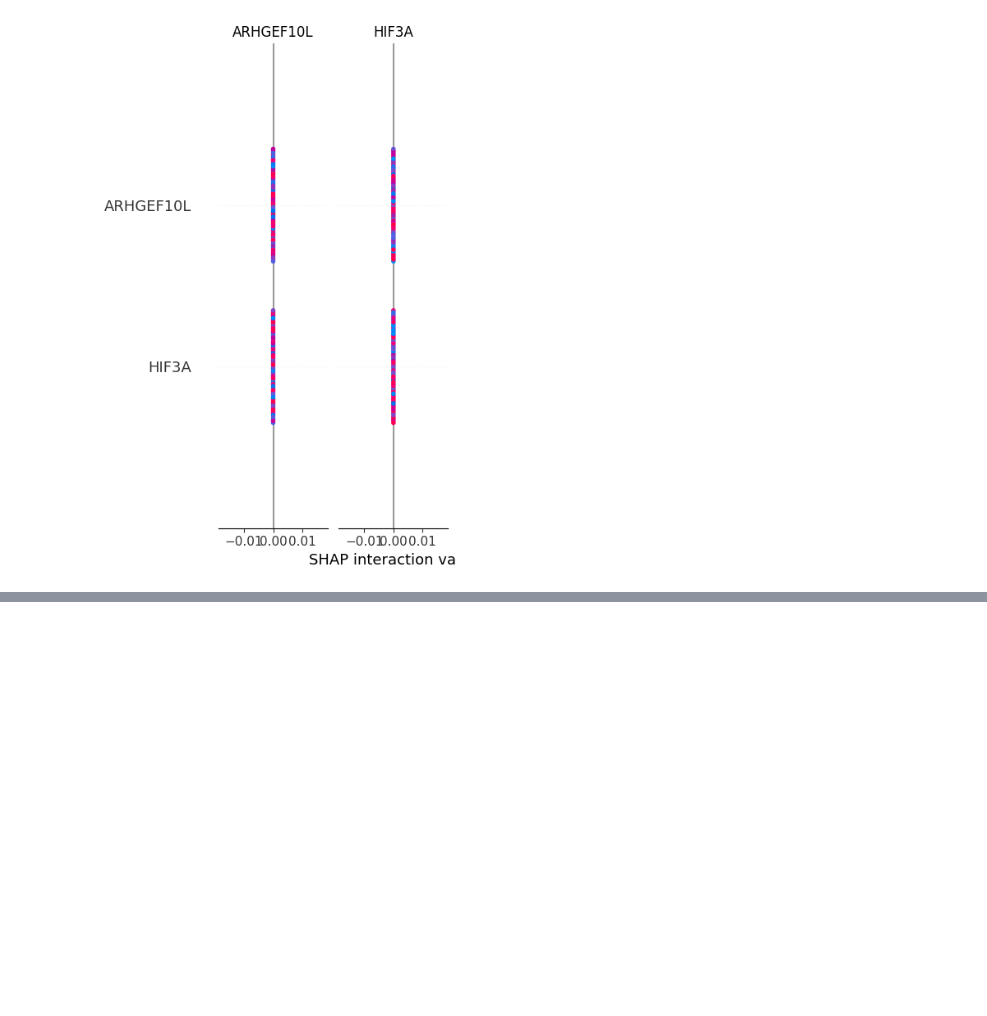
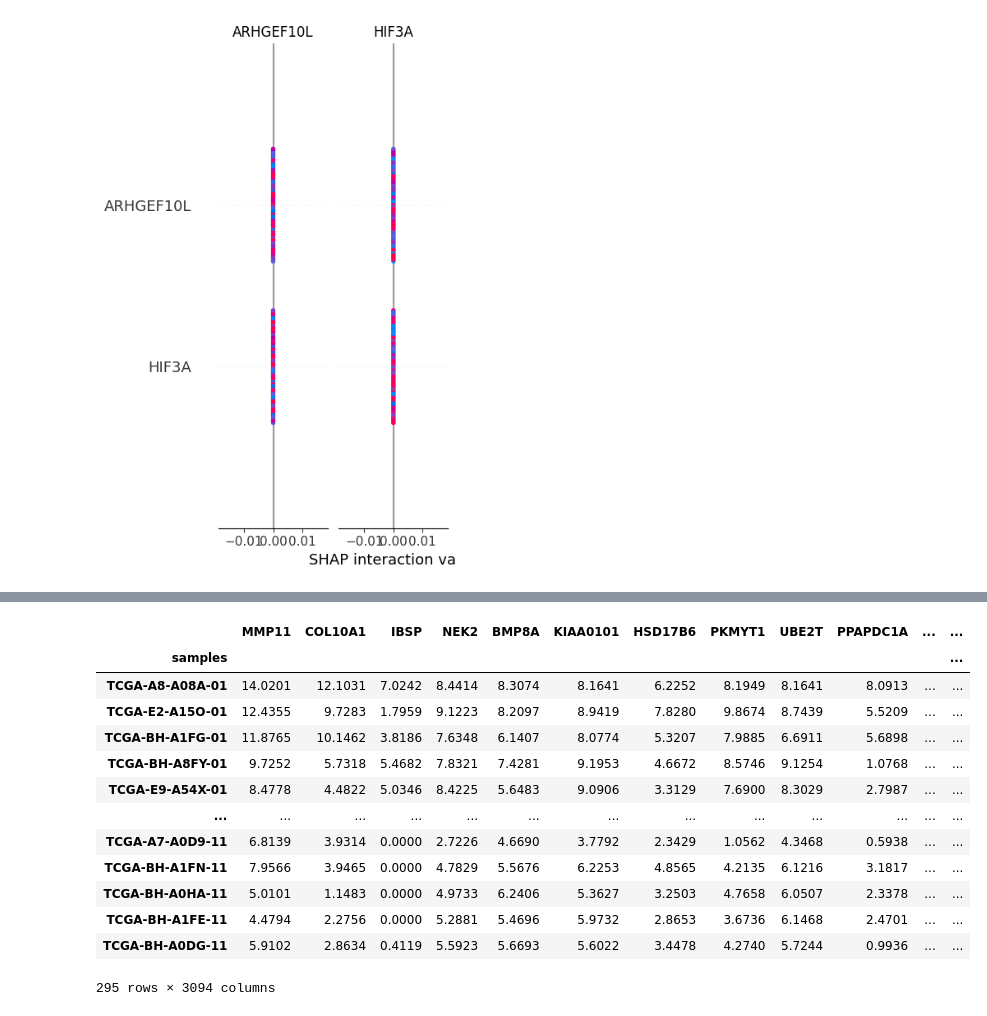
Before and after one commit to Neermita18/Multi-Omics-Breast-Cancer-BITS-Pilani, a Jupyter notebook: Early_stage_breast_cancer_biomarkers.ipynb, the cells around one changed output, grey strips where cells are left out. Drawn from its saved outputs; the diff is of its cells as text; code cells hidden in the pictures; blank space fills up the shorter version.

```diff
--- a/Early_stage_breast_cancer_biomarkers.ipynb
+++ b/Early_stage_breast_cancer_biomarkers.ipynb
@@ -113,25 +113,17 @@ import numpy as np
 import pandas as pd
 
 def perform_wilcoxon_test(X, y, group1, group2):
-    # Ensure X is a DataFrame for column access
-    if not isinstance(X, pd.DataFrame):
-        raise ValueError("X must be a pandas DataFrame.")
 
-    # Subset the data based on the groups
     X_group1 = X[y == group1]
     X_group2 = X[y == group2]
-
-    # Initialize lists to store results
     combined_metrics = []
     p_values = []
     log_fold_changes = []
 
-    # Iterate through each feature
     for feature in X.columns:
         group1_feature = X_group1[feature].dropna()
         group2_feature = X_group2[feature].dropna()
 
-        # Check if both groups have data
         if len(group1_feature) > 0 and len(group2_feature) > 0:
             _, p_value = mannwhitneyu(group1_feature, group2_feature, alternative='two-sided')
 
@@ -150,21 +142,18 @@ def perform_wilcoxon_test(X, y, group1, group2):
             else:
                 combined_metric = np.nan
         else:
-            # If not enough data, assign NaN
             p_value, log_fc, combined_metric = np.nan, np.nan, np.nan
 
-        # Append results
         p_values.append(p_value)
         log_fold_changes.append(log_fc)
         combined_metrics.append(combined_metric)
 
-    # Convert results to a DataFrame
     results = pd.DataFrame({
         'Feature': X.columns,
         'P-Value': p_values,
         'Log2FC': log_fold_changes,
         'Combined Metric': combined_metrics,
-    }).dropna().sort_values(by='Combined Metric', ascending=False)  # Drop NaNs and sort by combined metric
+    }).dropna().sort_values(by='Combined Metric', ascending=False)
 
     return results
 # %%
@@ -262,5 +251,5 @@ def thresh(df):
     ]
     return filtered_genes
 # %%
-stage1_vs_normal_results=thresh(stage1_vs_normal_results['T-Test Results'])
+stage1_vs_normal=thresh(stage1_vs_normal_results['T-Test Results'])
 # %%
@@ -679,0 +671,2 @@ shap.summary_plot(shap_values_to_plot, X_test_scaled, feature_names=X.columns)
+# %%
+significant_genes = stage1_vs_normal['Feature'].tolist()
@@ -679,0 +695,17 @@ shap.summary_plot(shap_values_to_plot, X_test_scaled, feature_names=X.columns)
+# %%
+X_sig
+# %% [output]
+|  | MMP11 | COL10A1 | IBSP | NEK2 | BMP8A | KIAA0101 | HSD17B6 | PKMYT1 | UBE2T | PPAPDC1A | ... | ... |
+| samples |  |  |  |  |  |  |  |  |  |  |  | ... |
+| TCGA-A8-A08A-01 | 14.0201 | 12.1031 | 7.0242 | 8.4414 | 8.3074 | 8.1641 | 6.2252 | 8.1949 | 8.1641 | 8.0913 | ... | ... |
+| TCGA-E2-A15O-01 | 12.4355 | 9.7283 | 1.7959 | 9.1223 | 8.2097 | 8.9419 | 7.8280 | 9.8674 | 8.7439 | 5.5209 | ... | ... |
+| TCGA-BH-A1FG-01 | 11.8765 | 10.1462 | 3.8186 | 7.6348 | 6.1407 | 8.0774 | 5.3207 | 7.9885 | 6.6911 | 5.6898 | ... | ... |
+| TCGA-BH-A8FY-01 | 9.7252 | 5.7318 | 5.4682 | 7.8321 | 7.4281 | 9.1953 | 4.6672 | 8.5746 | 9.1254 | 1.0768 | ... | ... |
+| TCGA-E9-A54X-01 | 8.4778 | 4.4822 | 5.0346 | 8.4225 | 5.6483 | 9.0906 | 3.3129 | 7.6900 | 8.3029 | 2.7987 | ... | ... |
+| ... | ... | ... | ... | ... | ... | ... | ... | ... | ... | ... | ... | ... |
+| TCGA-A7-A0D9-11 | 6.8139 | 3.9314 | 0.0000 | 2.7226 | 4.6690 | 3.7792 | 2.3429 | 1.0562 | 4.3468 | 0.5938 | ... | ... |
+| TCGA-BH-A1FN-11 | 7.9566 | 3.9465 | 0.0000 | 4.7829 | 5.5676 | 6.2253 | 4.8565 | 4.2135 | 6.1216 | 3.1817 | ... | ... |
+| TCGA-BH-A0HA-11 | 5.0101 | 1.1483 | 0.0000 | 4.9733 | 6.2406 | 5.3627 | 3.2503 | 4.7658 | 6.0507 | 2.3378 | ... | ... |
+| TCGA-BH-A1FE-11 | 4.4794 | 2.2756 | 0.0000 | 5.2881 | 5.4696 | 5.9732 | 2.8653 | 3.6736 | 6.1468 | 2.4701 | ... | ... |
+| TCGA-BH-A0DG-11 | 5.9102 | 2.8634 | 0.4119 | 5.5923 | 5.6693 | 5.6022 | 3.4478 | 4.2740 | 5.7244 | 0.9936 | ... | ... |
+295 rows × 3094 columns
```
Also changed, not shown: parts of 14 cells of this notebook.
